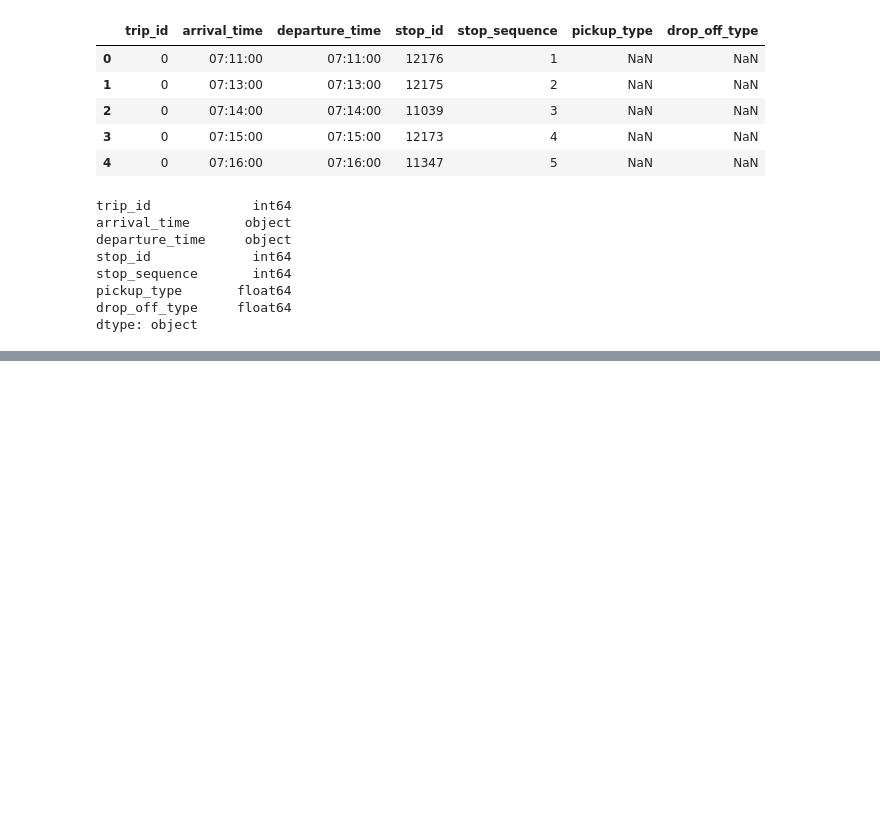
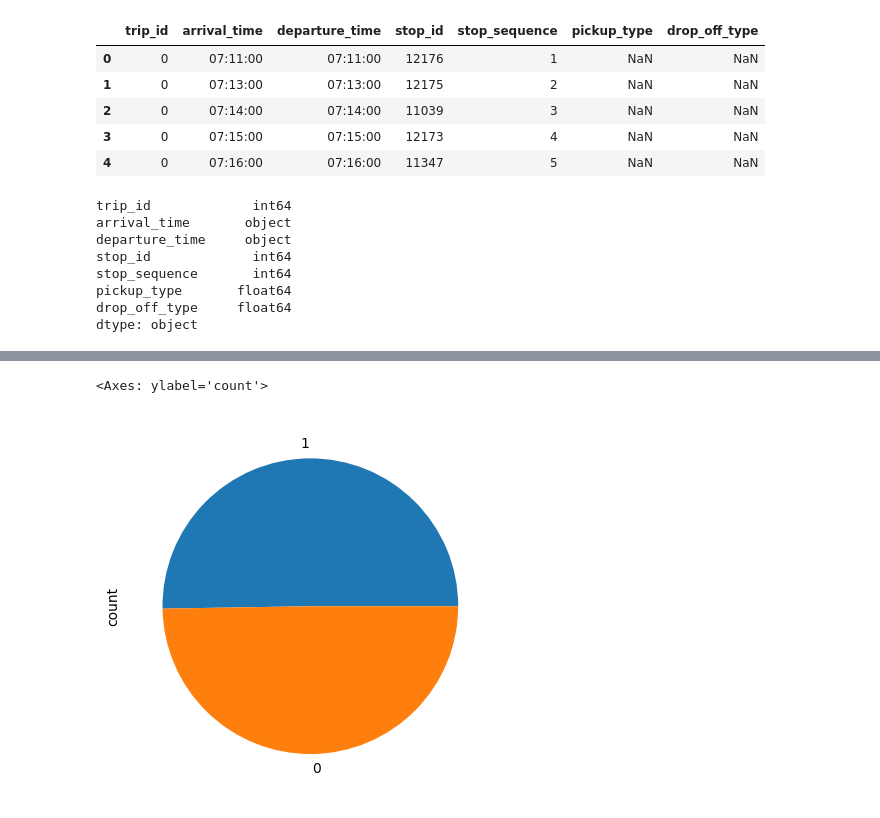
Before and after one commit to tahaoulhazzan/projetkeolis, a Jupyter notebook: notebook_romain_t.ipynb, the cells around one changed output, grey strips where cells are left out. Cells and saved outputs as stored; diff of their text form; code cells hidden in the pictures; blank space fills up the shorter version.

```diff
--- a/notebook_romain_t.ipynb
+++ b/notebook_romain_t.ipynb
@@ -82,0 +76,5 @@ dtype: object
+# %%
+trips.query('route_id == 1').direction_id.value_counts().plot(kind='pie')
+# %% [output]
+<Axes: ylabel='count'>
+[figure, added]
```
Also changed, not shown: parts of 6 cells of this notebook.
